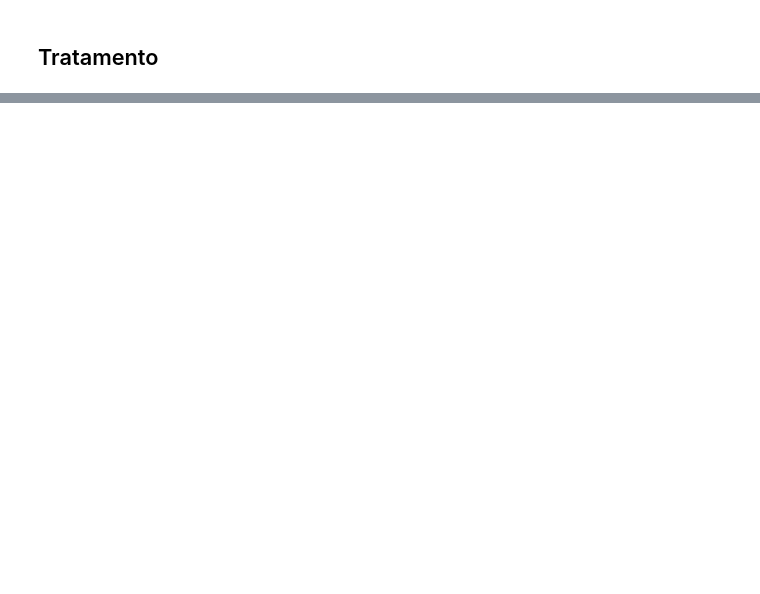
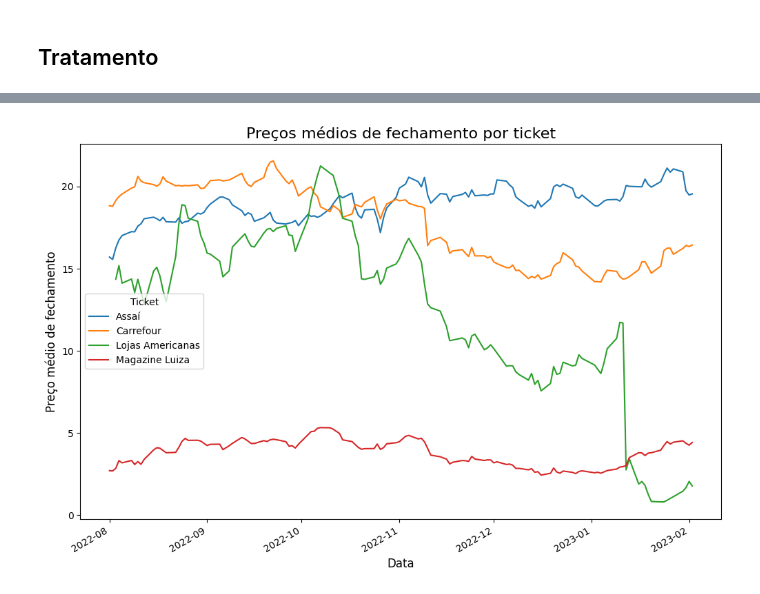
Before and after one commit to nayyarabernardo/dados-yahoo-finance, a Jupyter notebook: analise-dados.ipynb, the cells around one changed output, grey strips where cells are left out. Cells and saved outputs as stored; diff of their text form; code cells hidden in the pictures; blank space fills up the shorter version.

```diff
--- a/analise-dados.ipynb
+++ b/analise-dados.ipynb
@@ -170,0 +108,19 @@ plt.show()
+# %%
+# Agrupar os dados por 'Ticket' e 'Data'
+grupos = df_media.groupby(['Ticket', 'Data'])['Close'].mean()
+
+# Reorganizar os dados em uma tabela pivô
+tabela_pivo = pd.pivot_table(df_media, values='Close', index='Data', columns='Ticket')
+
+# Gerar o gráfico com as linhas correspondentes a cada ticket
+ax = tabela_pivo.plot(figsize=(12,8))
+
+# Definir o título e os rótulos dos eixos
+ax.set_title('Preços médios de fechamento por ticket', fontsize=16)
+ax.set_xlabel('Data', fontsize=12)
+ax.set_ylabel('Preço médio de fechamento', fontsize=12)
+
+# Mostrar o gráfico
+plt.show()
+# %% [output]
+[figure, added]
```
Also changed, not shown: parts of 14 cells of this notebook, 3 other files.
